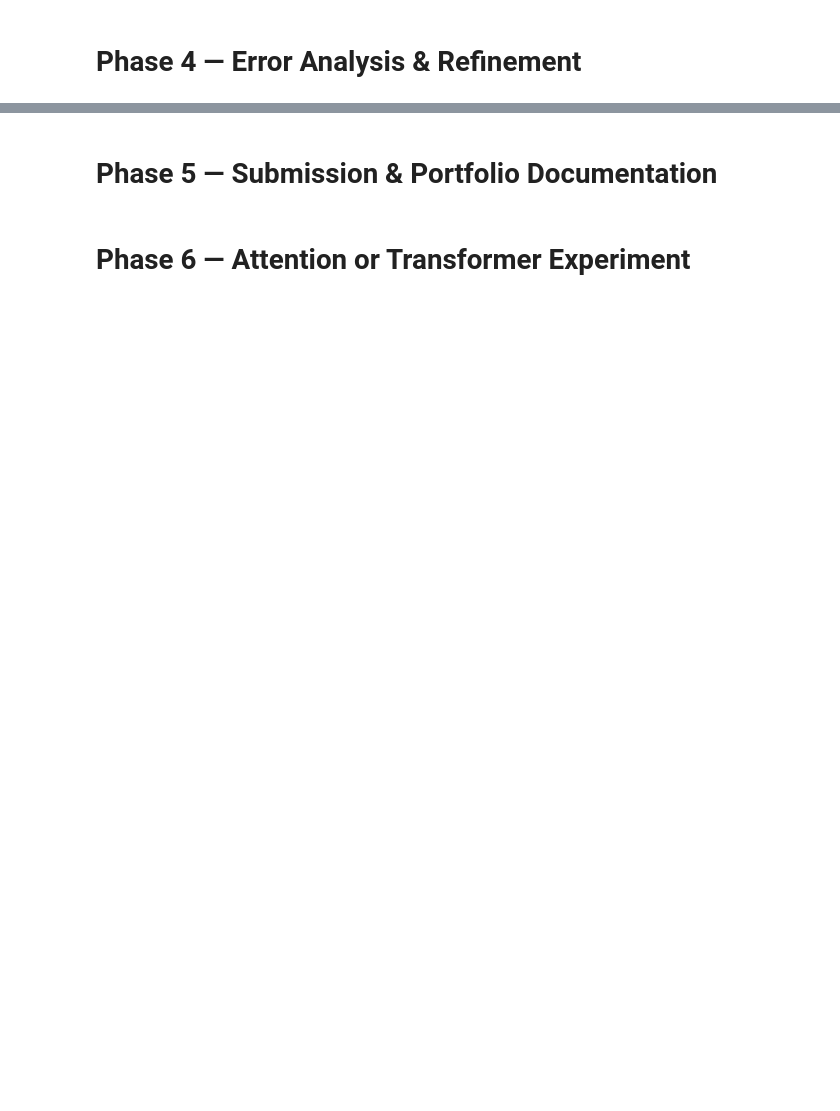
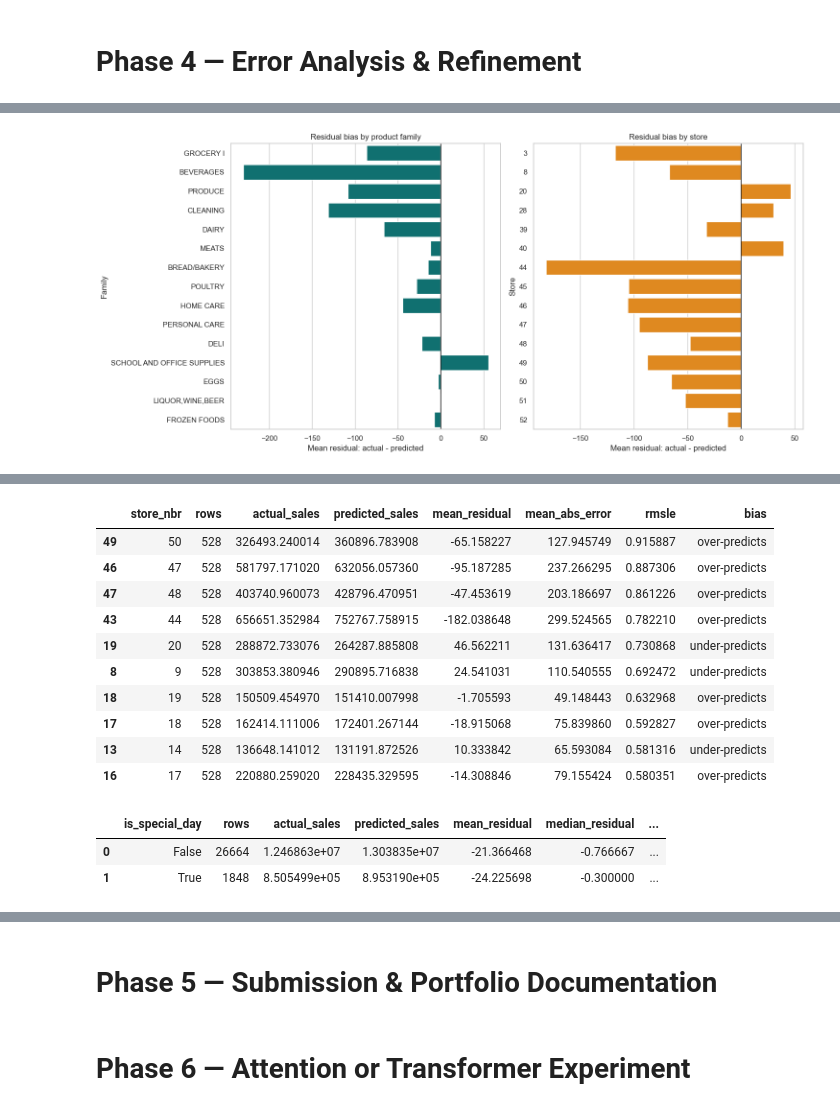
Before and after one commit to mutassimalzeem/store-sales-time-series-forecasting, a Jupyter notebook: notebooks/analysis.ipynb, the cells around one changed output, grey strips where cells are left out. Cells and saved outputs as stored; diff of their text form; code cells hidden in the pictures; blank space fills up the shorter version.

```diff
--- a/notebooks/analysis.ipynb
+++ b/notebooks/analysis.ipynb
@@ -2868,0 +3027,63 @@ selected_model_summary
+# %%
+family_residuals = validation_analysis.groupby("family", as_index=False).agg(
+    rows=("sales", "size"),
+    actual_sales=("sales", "sum"),
+    predicted_sales=("prediction", "sum"),
+    mean_residual=("residual", "mean"),
+    mean_abs_error=("abs_error", "mean"),
+    rmsle=("squared_log_error", lambda values: float(np.sqrt(np.mean(values)))),
+).assign(bias=lambda df: np.where(df["mean_residual"].gt(0), "under-predicts", "over-predicts"))
+
+store_residuals = validation_analysis.groupby("store_nbr", as_index=False).agg(
+    rows=("sales", "size"),
+    actual_sales=("sales", "sum"),
+    predicted_sales=("prediction", "sum"),
+    mean_residual=("residual", "mean"),
+    mean_abs_error=("abs_error", "mean"),
+    rmsle=("squared_log_error", lambda values: float(np.sqrt(np.mean(values)))),
+).assign(bias=lambda df: np.where(df["mean_residual"].gt(0), "under-predicts", "over-predicts"))
+
+fig, axes = plt.subplots(1, 2, figsize=(15, 7))
+sns.barplot(
+    data=family_residuals.sort_values("mean_abs_error", ascending=False).head(15),
+    y="family",
+    x="mean_residual",
+    ax=axes[0],
+    color="teal",
+)
+axes[0].axvline(0, color="black", linewidth=1)
+axes[0].set_title("Residual bias by product family")
+axes[0].set_xlabel("Mean residual: actual - predicted")
+axes[0].set_ylabel("Family")
+
+sns.barplot(
+    data=store_residuals.sort_values("mean_abs_error", ascending=False).head(15),
+    y="store_nbr",
+    x="mean_residual",
+    ax=axes[1],
+    color="darkorange",
+    orient="h",
+)
+axes[1].axvline(0, color="black", linewidth=1)
+axes[1].set_title("Residual bias by store")
+axes[1].set_xlabel("Mean residual: actual - predicted")
+axes[1].set_ylabel("Store")
+plt.tight_layout()
+plt.show()
+
+holiday_residuals = validation_analysis.groupby("is_special_day", as_index=False).agg(
+    rows=("sales", "size"),
+    actual_sales=("sales", "sum"),
+    predicted_sales=("prediction", "sum"),
+    mean_residual=("residual", "mean"),
+    median_residual=("residual", "median"),
+    over_prediction_rate=("residual", lambda values: float((values < 0).mean())),
+    under_prediction_rate=("residual", lambda values: float((values > 0).mean())),
+    rmsle=("squared_log_error", lambda values: float(np.sqrt(np.mean(values)))),
+)
+
+display(family_residuals.sort_values("rmsle", ascending=False).head(10))
+display(store_residuals.sort_values("rmsle", ascending=False).head(10))
+holiday_residuals
+# %% [output]
+[figure, added]
@@ -2868,0 +3101,14 @@ selected_model_summary
+|  | store_nbr | rows | actual_sales | predicted_sales | mean_residual | mean_abs_error | rmsle | bias |
+| 49 | 50 | 528 | 326493.240014 | 360896.783908 | -65.158227 | 127.945749 | 0.915887 | over-predicts |
+| 46 | 47 | 528 | 581797.171020 | 632056.057360 | -95.187285 | 237.266295 | 0.887306 | over-predicts |
+| 47 | 48 | 528 | 403740.960073 | 428796.470951 | -47.453619 | 203.186697 | 0.861226 | over-predicts |
+| 43 | 44 | 528 | 656651.352984 | 752767.758915 | -182.038648 | 299.524565 | 0.782210 | over-predicts |
+| 19 | 20 | 528 | 288872.733076 | 264287.885808 | 46.562211 | 131.636417 | 0.730868 | under-predicts |
+| 8 | 9 | 528 | 303853.380946 | 290895.716838 | 24.541031 | 110.540555 | 0.692472 | under-predicts |
+| 18 | 19 | 528 | 150509.454970 | 151410.007998 | -1.705593 | 49.148443 | 0.632968 | over-predicts |
+| 17 | 18 | 528 | 162414.111006 | 172401.267144 | -18.915068 | 75.839860 | 0.592827 | over-predicts |
+| 13 | 14 | 528 | 136648.141012 | 131191.872526 | 10.333842 | 65.593084 | 0.581316 | under-predicts |
+| 16 | 17 | 528 | 220880.259020 | 228435.329595 | -14.308846 | 79.155424 | 0.580351 | over-predicts |
+|  | is_special_day | rows | actual_sales | predicted_sales | mean_residual | median_residual | ... |
+| 0 | False | 26664 | 1.246863e+07 | 1.303835e+07 | -21.366468 | -0.766667 | ... |
+| 1 | True | 1848 | 8.505499e+05 | 8.953190e+05 | -24.225698 | -0.300000 | ... |
```
Also changed, not shown: parts of 19 cells of this notebook.
